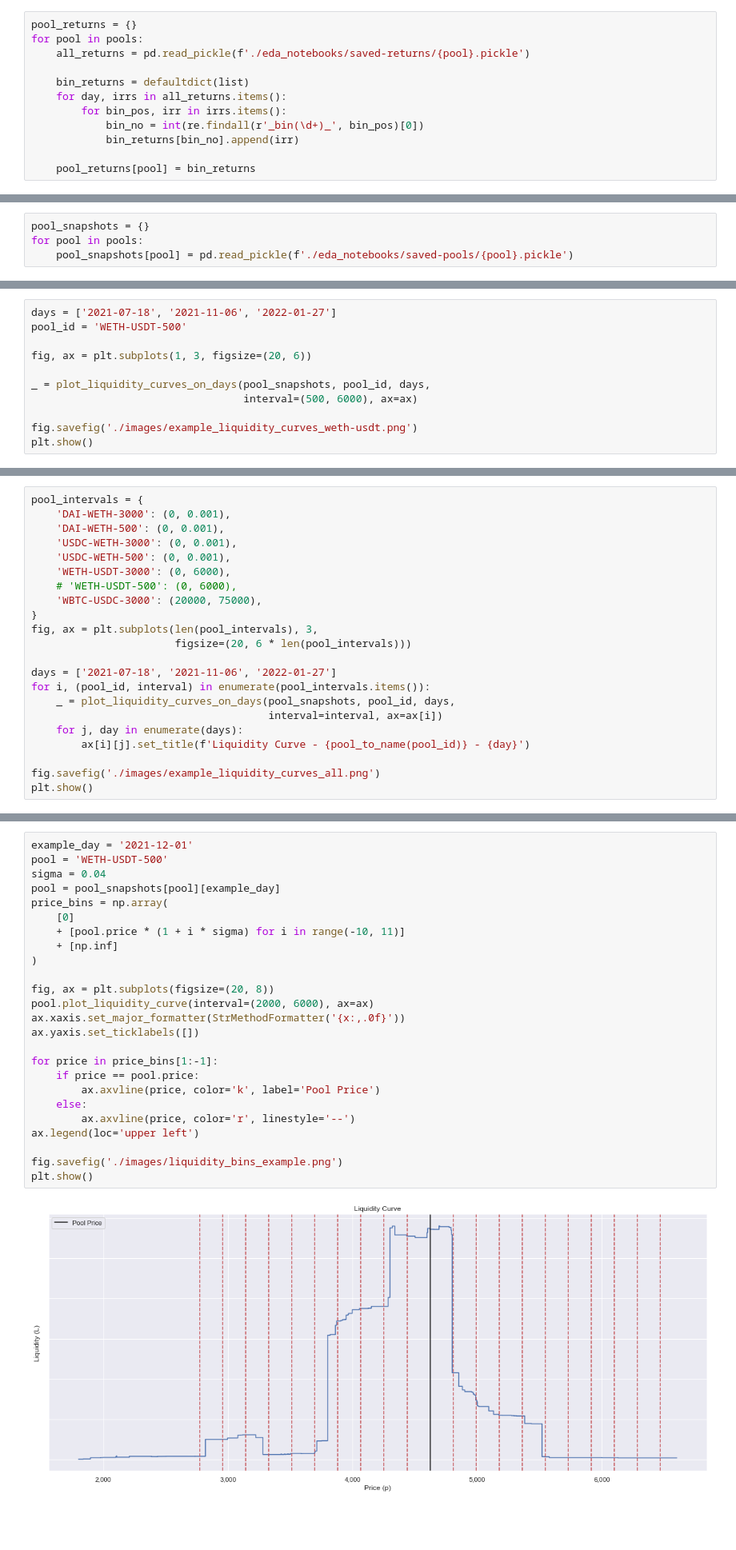
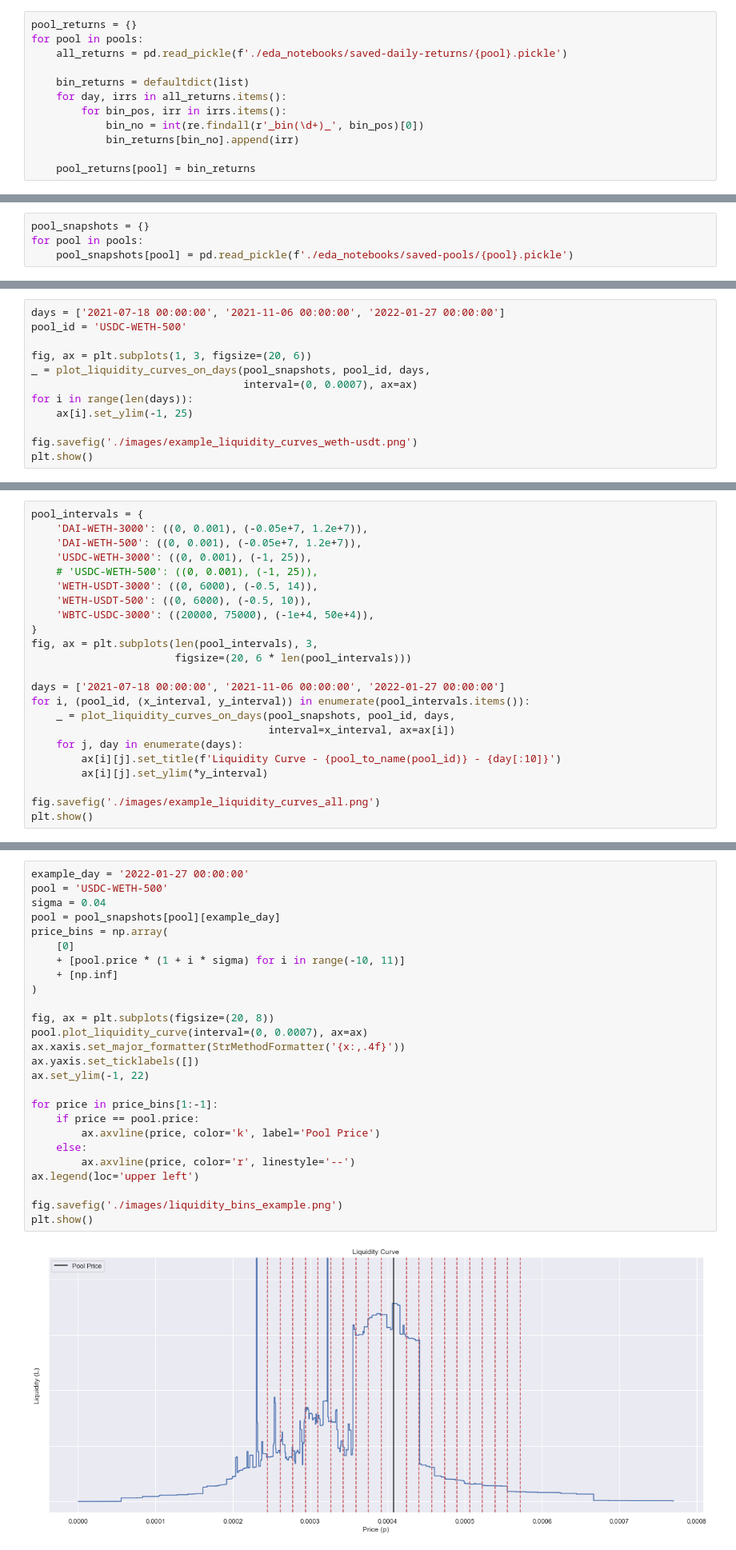
Before and after one commit to pradeeptadas/uniswap-v3-project, a Jupyter notebook: Report Images.ipynb, the cells around one changed output, grey strips where cells are left out. Shown at 80% size. Saved outputs shown, nothing was run; the diff lists cells and outputs as text; blank space fills up the shorter version.

Commit message:
minor edits to report images

```diff
--- a/Report Images.ipynb
+++ b/Report Images.ipynb
@@ -53,7 +53,7 @@ pools = [
 # %%
 pool_returns = {}
 for pool in pools:
-    all_returns = pd.read_pickle(f'./eda_notebooks/saved-returns/{pool}.pickle')
+    all_returns = pd.read_pickle(f'./eda_notebooks/saved-daily-returns/{pool}.pickle')
 
     bin_returns = defaultdict(list)
     for day, irrs in all_returns.items():
@@ -173,11 +203,12 @@ plt.show()
 # %%
-days = ['2021-07-18', '2021-11-06', '2022-01-27']
-pool_id = 'WETH-USDT-500'
+days = ['2021-07-18 00:00:00', '2021-11-06 00:00:00', '2022-01-27 00:00:00']
+pool_id = 'USDC-WETH-500'
 
 fig, ax = plt.subplots(1, 3, figsize=(20, 6))
-
 _ = plot_liquidity_curves_on_days(pool_snapshots, pool_id, days,
-                                  interval=(500, 6000), ax=ax)
+                                  interval=(0, 0.0007), ax=ax)
+for i in range(len(days)):
+    ax[i].set_ylim(-1, 25)
 
 fig.savefig('./images/example_liquidity_curves_weth-usdt.png')
 plt.show()
@@ -186,22 +217,23 @@ plt.show()
 # %%
 pool_intervals = {
-    'DAI-WETH-3000': (0, 0.001),
-    'DAI-WETH-500': (0, 0.001),
-    'USDC-WETH-3000': (0, 0.001),
-    'USDC-WETH-500': (0, 0.001),
-    'WETH-USDT-3000': (0, 6000),
-    # 'WETH-USDT-500': (0, 6000),
-    'WBTC-USDC-3000': (20000, 75000),
+    'DAI-WETH-3000': ((0, 0.001), (-0.05e+7, 1.2e+7)),
+    'DAI-WETH-500': ((0, 0.001), (-0.05e+7, 1.2e+7)),
+    'USDC-WETH-3000': ((0, 0.001), (-1, 25)),
+    # 'USDC-WETH-500': ((0, 0.001), (-1, 25)),
+    'WETH-USDT-3000': ((0, 6000), (-0.5, 14)),
+    'WETH-USDT-500': ((0, 6000), (-0.5, 10)),
+    'WBTC-USDC-3000': ((20000, 75000), (-1e+4, 50e+4)),
 }
 fig, ax = plt.subplots(len(pool_intervals), 3,
                        figsize=(20, 6 * len(pool_intervals)))
 
-days = ['2021-07-18', '2021-11-06', '2022-01-27']
-for i, (pool_id, interval) in enumerate(pool_intervals.items()):
+days = ['2021-07-18 00:00:00', '2021-11-06 00:00:00', '2022-01-27 00:00:00']
+for i, (pool_id, (x_interval, y_interval)) in enumerate(pool_intervals.items()):
     _ = plot_liquidity_curves_on_days(pool_snapshots, pool_id, days,
-                                      interval=interval, ax=ax[i])
+                                      interval=x_interval, ax=ax[i])
     for j, day in enumerate(days):
-        ax[i][j].set_title(f'Liquidity Curve - {pool_to_name(pool_id)} - {day}')
+        ax[i][j].set_title(f'Liquidity Curve - {pool_to_name(pool_id)} - {day[:10]}')
+        ax[i][j].set_ylim(*y_interval)
 
 fig.savefig('./images/example_liquidity_curves_all.png')
 plt.show()
@@ -210,30 +242,31 @@ plt.show()
 # %%
-example_day = '2021-12-01'
-pool = 'WETH-USDT-500'
+example_day = '2022-01-27 00:00:00'
+pool = 'USDC-WETH-500'
 sigma = 0.04
 pool = pool_snapshots[pool][example_day]
 price_bins = np.array(
     [0]
     + [pool.price * (1 + i * sigma) for i in range(-10, 11)]
     + [np.inf]
 )
 
 fig, ax = plt.subplots(figsize=(20, 8))
-pool.plot_liquidity_curve(interval=(2000, 6000), ax=ax)
-ax.xaxis.set_major_formatter(StrMethodFormatter('{x:,.0f}'))
+pool.plot_liquidity_curve(interval=(0, 0.0007), ax=ax)
+ax.xaxis.set_major_formatter(StrMethodFormatter('{x:,.4f}'))
 ax.yaxis.set_ticklabels([])
+ax.set_ylim(-1, 22)
 
 for price in price_bins[1:-1]:
     if price == pool.price:
         ax.axvline(price, color='k', label='Pool Price')
     else:
         ax.axvline(price, color='r', linestyle='--')
 ax.legend(loc='upper left')
 
 fig.savefig('./images/liquidity_bins_example.png')
 plt.show()
 # %% [output]
-[figure, old version]
+[figure, new version]
 # %%
 data = pd.read_pickle('./data/pool_data_clean.pickle')
 # %%
```
Also changed, not shown: parts of 9 cells of this notebook, 1 other file.
